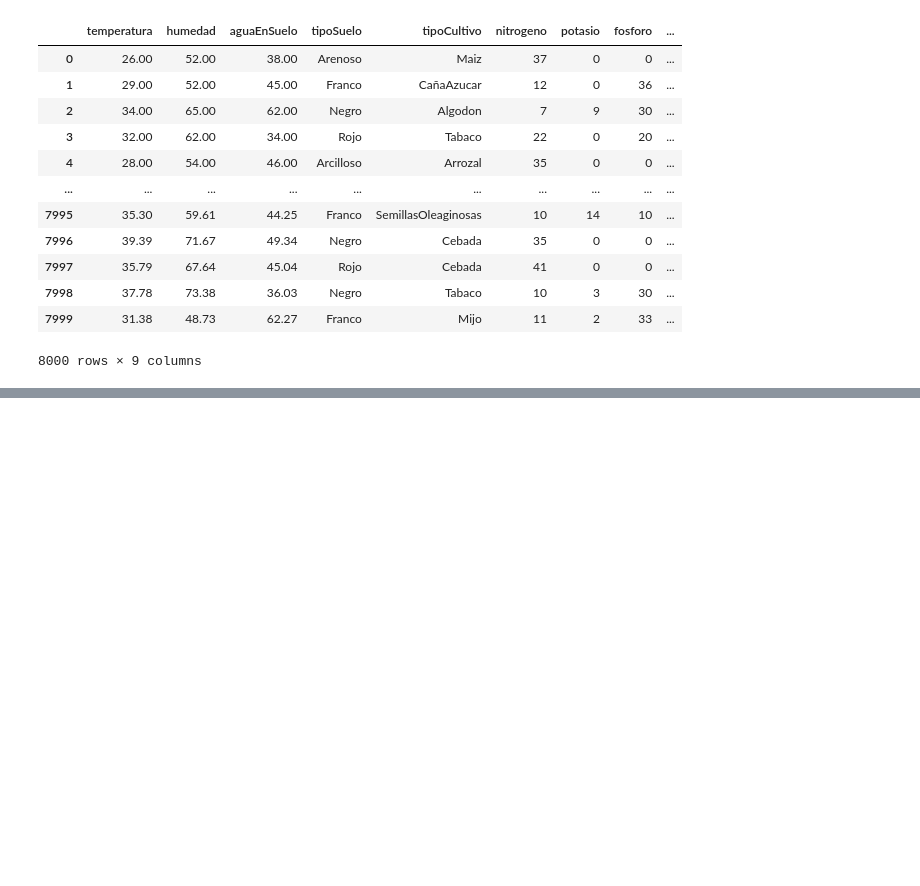
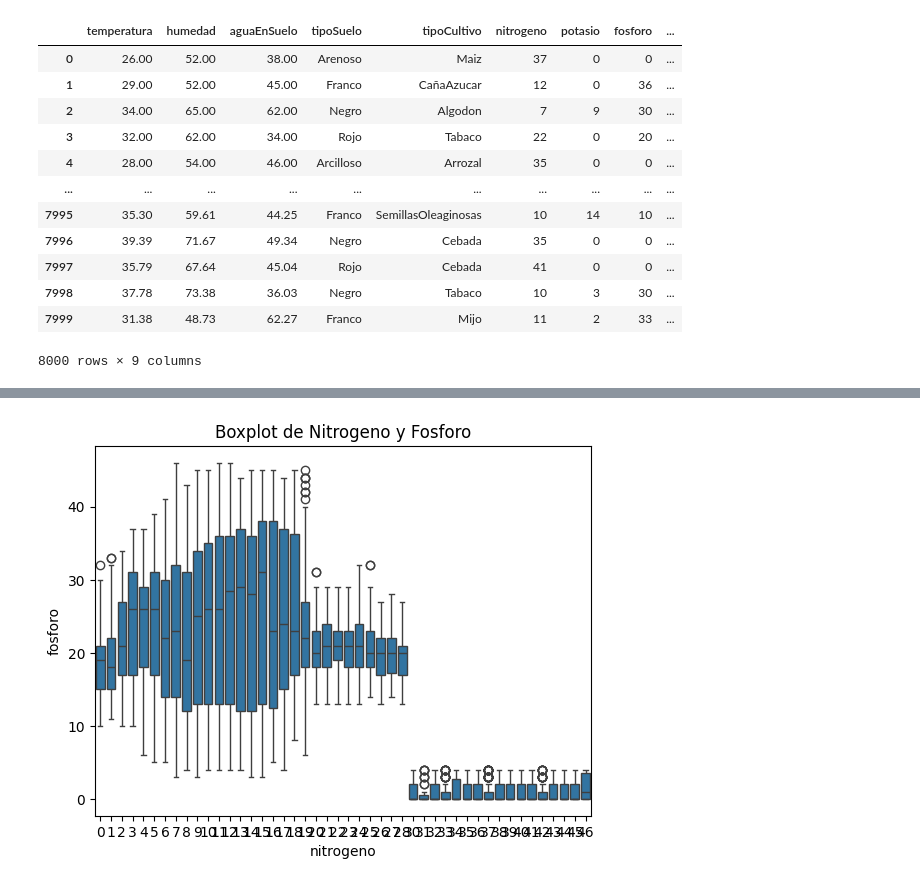
Before and after one commit to GrimaldiDamian/TP-MINERIA, a Jupyter notebook: TP_MINERIA.ipynb, the cells around one changed output, grey strips where cells are left out. Saved outputs shown, nothing was run; the diff lists cells and outputs as text; code cells hidden in the pictures; blank space fills up the shorter version.

```diff
--- a/TP_MINERIA.ipynb
+++ b/TP_MINERIA.ipynb
@@ -82,3 +73,9 @@ cultivos.describe()
 | 50% | 30.240000 | 59.110000 | 42.250000 | 14.000000 | 1.000000 | 18.000000 |
 | 75% | 33.460000 | 65.082500 | 52.950000 | 26.000000 | 5.000000 | 30.000000 |
 | max | 40.000000 | 80.000000 | 70.000000 | 46.000000 | 23.000000 | 46.000000 |
+# %%
+sns.boxplot(data=cultivos, x = "nitrogeno", y = "fosforo")
+plt.title('Boxplot de Nitrogeno y Fosforo')
+plt.show()
+# %% [output]
+[figure, added]
```
Also changed, not shown: parts of 8 cells of this notebook.
